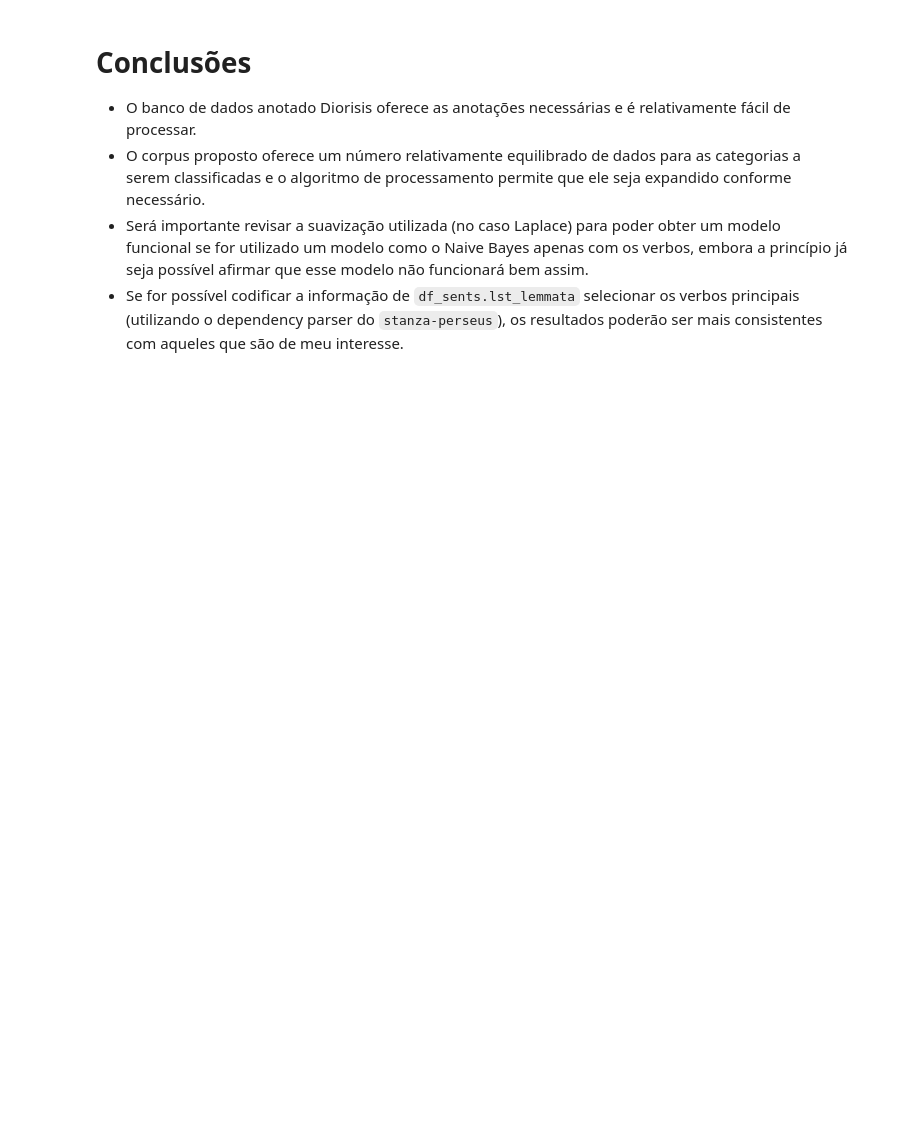
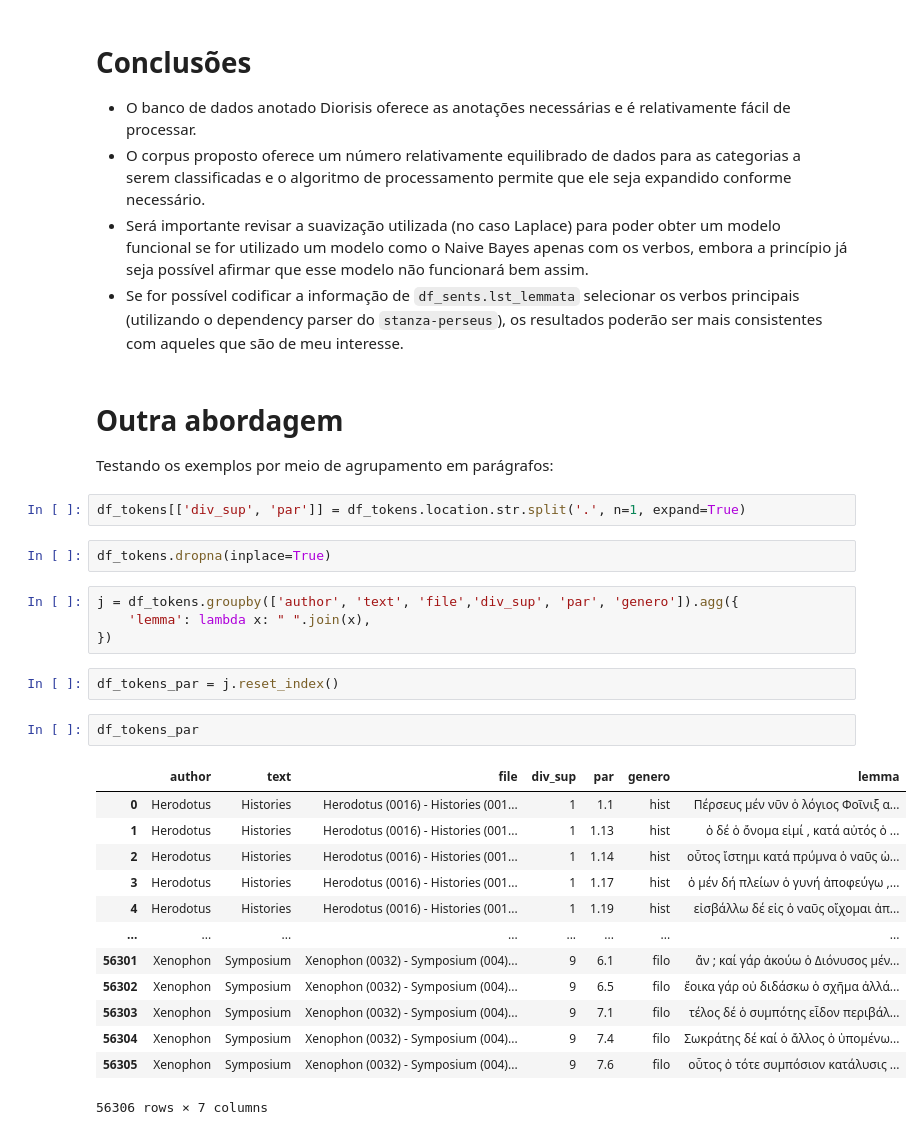
Before and after one commit to caiogeraldes/lexico-e-genero, a Jupyter notebook: notebooks/Testes de viabilidade.ipynb, the cells around one changed output. Cells and saved outputs as stored; diff of their text form; blank space fills up the shorter version.

```diff
--- a/notebooks/Testes de viabilidade.ipynb
+++ b/notebooks/Testes de viabilidade.ipynb
@@ -360,3 +377,33 @@ Medida F:  0.8371621278969521
 - O corpus proposto oferece um número relativamente equilibrado de dados para as categorias a serem classificadas e o algoritmo de processamento permite que ele seja expandido conforme necessário.
 - Será importante revisar a suavização utilizada (no caso Laplace) para poder obter um modelo funcional se for utilizado um modelo como o Naive Bayes apenas com os verbos, embora a princípio já seja possível afirmar que esse modelo não funcionará bem assim.
 - Se for possível codificar a informação de `df_sents.lst_lemmata` selecionar os verbos principais (utilizando o dependency parser do `stanza-perseus`), os resultados poderão ser mais consistentes com aqueles que são de meu interesse.
+# %% [markdown]
+# Outra abordagem
+
+Testando os exemplos por meio de agrupamento em parágrafos:
+# %%
+df_tokens[['div_sup', 'par']] = df_tokens.location.str.split('.', n=1, expand=True)
+# %%
+df_tokens.dropna(inplace=True)
+# %%
+j = df_tokens.groupby(['author', 'text', 'file','div_sup', 'par', 'genero']).agg({
+    'lemma': lambda x: " ".join(x),
+})
+# %%
+df_tokens_par = j.reset_index()
+# %%
+df_tokens_par
+# %% [output]
+|  | author | text | file | div_sup | par | genero | lemma |
+| 0 | Herodotus | Histories | Herodotus (0016) - Histories (001... | 1 | 1.1 | hist | Πέρσευς μέν νῦν ὁ λόγιος Φοῖνιξ α... |
+| 1 | Herodotus | Histories | Herodotus (0016) - Histories (001... | 1 | 1.13 | hist | ὁ δέ ὁ ὄνομα εἰμί , κατά αὐτός ὁ ... |
+| 2 | Herodotus | Histories | Herodotus (0016) - Histories (001... | 1 | 1.14 | hist | οὗτος ἵστημι κατά πρύμνα ὁ ναῦς ὠ... |
+| 3 | Herodotus | Histories | Herodotus (0016) - Histories (001... | 1 | 1.17 | hist | ὁ μέν δή πλείων ὁ γυνή ἀποφεύγω ,... |
+| 4 | Herodotus | Histories | Herodotus (0016) - Histories (001... | 1 | 1.19 | hist | εἰσβάλλω δέ εἰς ὁ ναῦς οἴχομαι ἀπ... |
+| ... | ... | ... | ... | ... | ... | ... | ... |
+| 56301 | Xenophon | Symposium | Xenophon (0032) - Symposium (004)... | 9 | 6.1 | filo | ἄν ; καί γάρ ἀκούω ὁ Διόνυσος μέν... |
+| 56302 | Xenophon | Symposium | Xenophon (0032) - Symposium (004)... | 9 | 6.5 | filo | ἔοικα γάρ οὐ διδάσκω ὁ σχῆμα ἀλλά... |
+| 56303 | Xenophon | Symposium | Xenophon (0032) - Symposium (004)... | 9 | 7.1 | filo | τέλος δέ ὁ συμπότης εἶδον περιβάλ... |
+| 56304 | Xenophon | Symposium | Xenophon (0032) - Symposium (004)... | 9 | 7.4 | filo | Σωκράτης δέ καί ὁ ἄλλος ὁ ὑπομένω... |
+| 56305 | Xenophon | Symposium | Xenophon (0032) - Symposium (004)... | 9 | 7.6 | filo | οὗτος ὁ τότε συμπόσιον κατάλυσις ... |
+56306 rows × 7 columns
```
Also changed, not shown: parts of 26 cells of this notebook, 1 other file.
